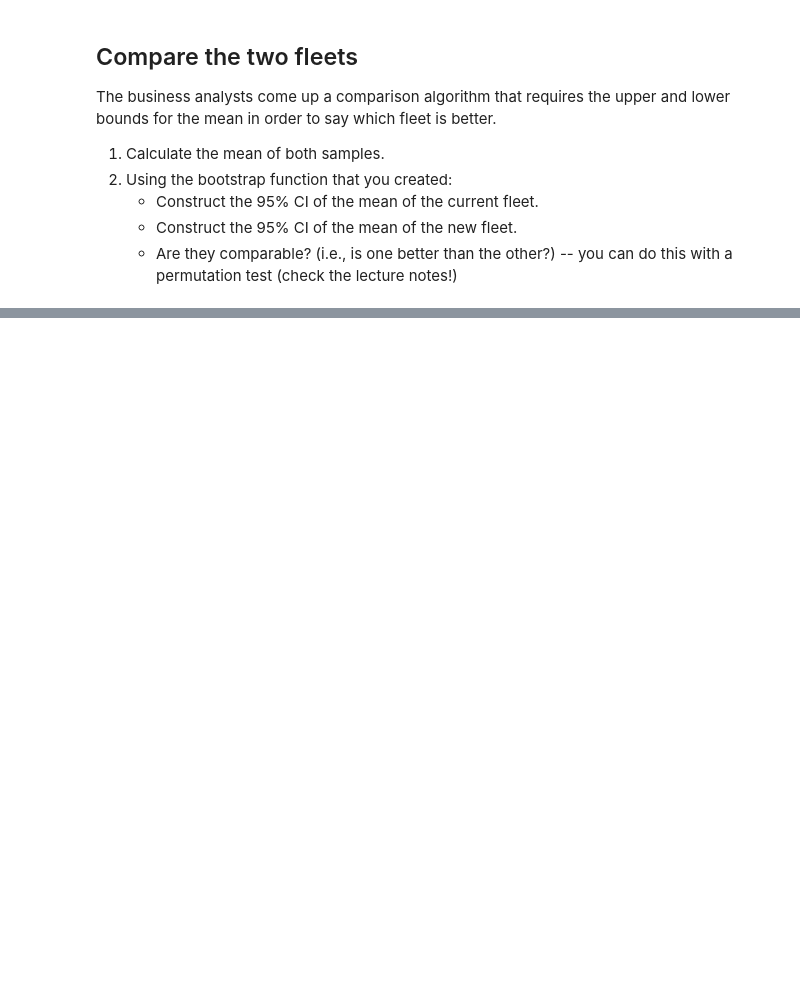
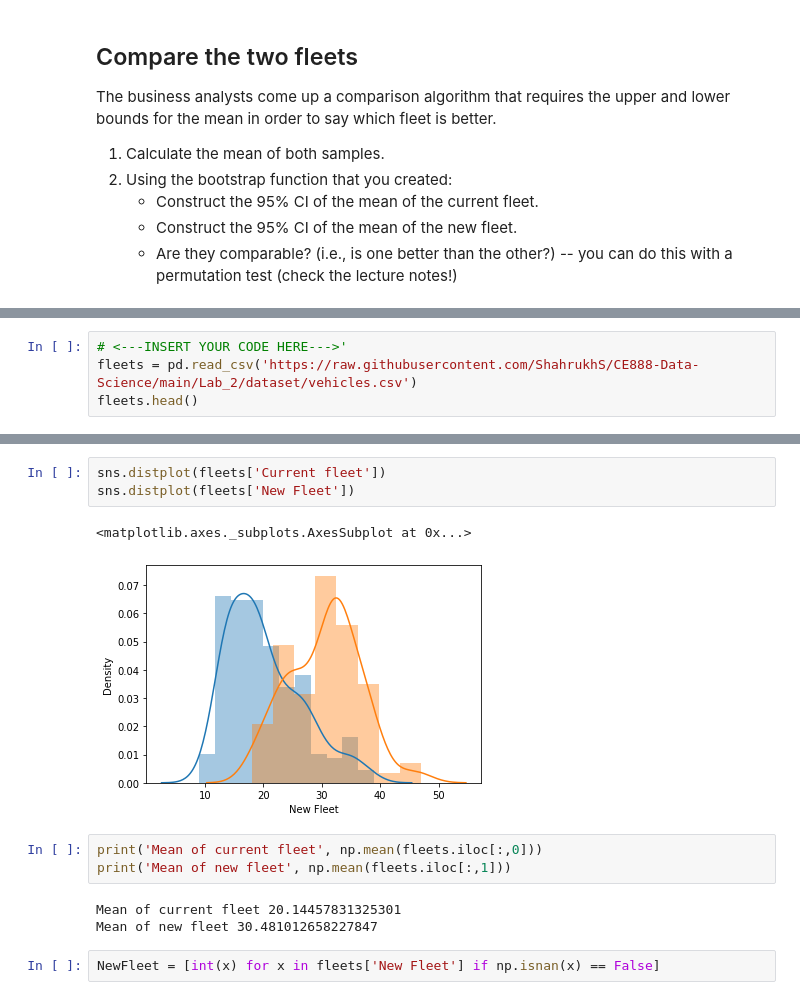
Before and after one commit to ShahrukhS/CE888-DS, a Jupyter notebook: Lab_2/bootstrap.ipynb, the cells around one changed output, grey strips where cells are left out. Saved outputs shown, nothing was run; the diff lists cells and outputs as text; blank space fills up the shorter version.

```diff
--- a/Lab_2/bootstrap.ipynb
+++ b/Lab_2/bootstrap.ipynb
@@ -114,0 +118,4 @@ The business analysts come up a comparison algorithm that requires the upper and
+# %%
+# <---INSERT YOUR CODE HERE--->'
+fleets = pd.read_csv('https://raw.githubusercontent.com/ShahrukhS/CE888-Data-Science/main/Lab_2/dataset/vehicles.csv')
+fleets.head()
@@ -114,0 +141,14 @@ The business analysts come up a comparison algorithm that requires the upper and
+# %%
+sns.distplot(fleets['Current fleet'])
+sns.distplot(fleets['New Fleet'])
+# %% [output]
+<matplotlib.axes._subplots.AxesSubplot at 0x...>
+[figure, added]
+# %%
+print('Mean of current fleet', np.mean(fleets.iloc[:,0]))
+print('Mean of new fleet', np.mean(fleets.iloc[:,1]))
+# %% [output]
+Mean of current fleet 20.14457831325301
+Mean of new fleet 30.481012658227847
+# %%
+NewFleet = [int(x) for x in fleets['New Fleet'] if np.isnan(x) == False]
```
Also changed, not shown: parts of 17 cells of this notebook.
